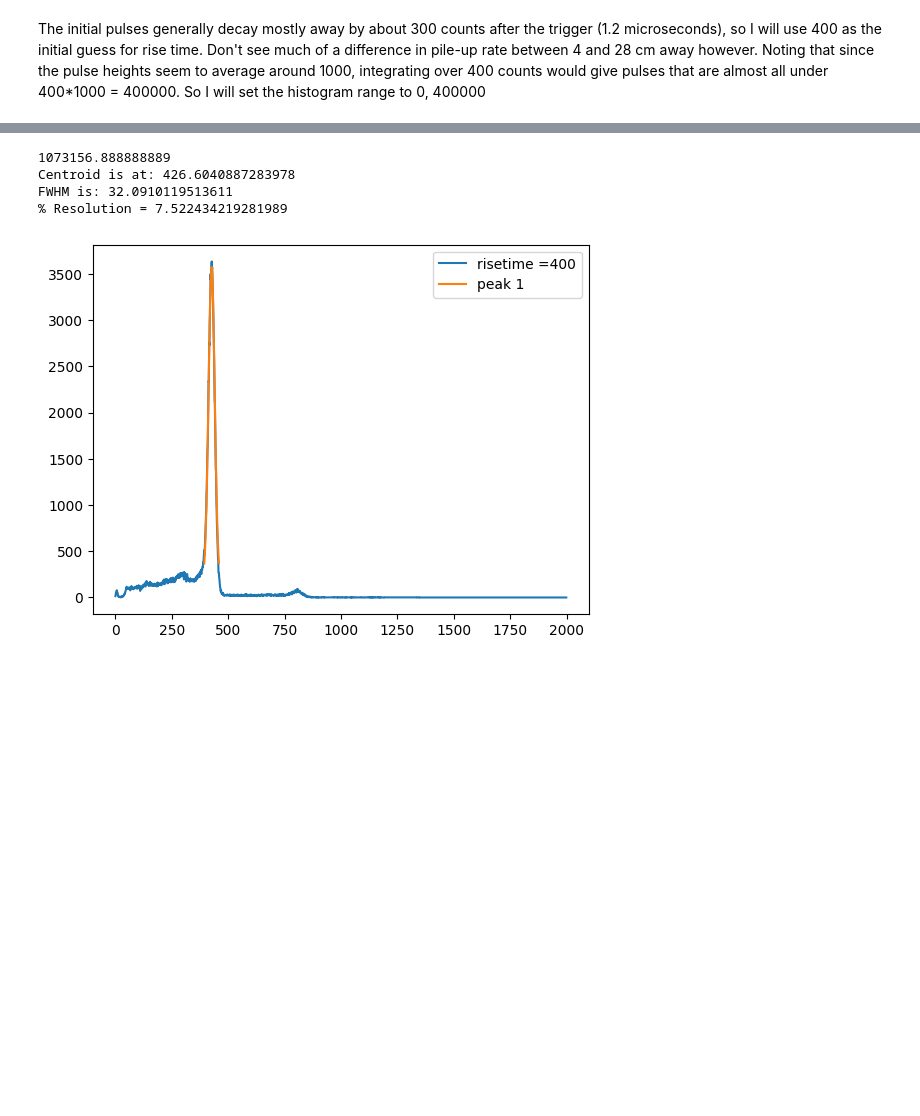
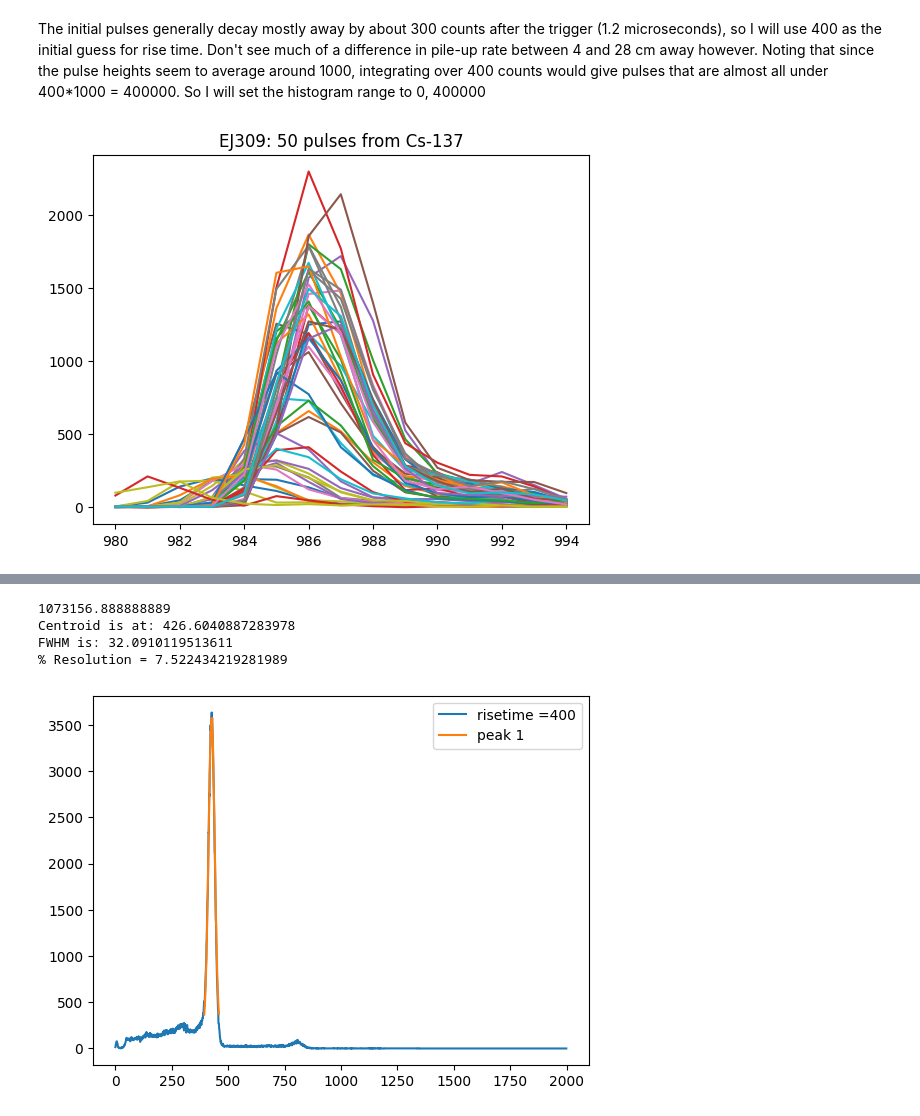
Before and after one commit to UCB-NE-204-2022/Devin_Thatcher_NE204, a Jupyter notebook: Lab2/Jupyter/NE204Lab2.ipynb, the cells around one changed output, grey strips where cells are left out. Saved outputs shown, nothing was run; the diff lists cells and outputs as text; code cells hidden in the pictures; blank space fills up the shorter version.

```diff
--- a/Lab2/Jupyter/NE204Lab2.ipynb
+++ b/Lab2/Jupyter/NE204Lab2.ipynb
@@ -76,2 +76,12 @@ plt.show()
 # %% [markdown]
 The initial pulses generally decay mostly away by about 300 counts after the trigger (1.2 microseconds), so I will use 400 as the initial guess for rise time. Don't see much of a difference in pile-up rate between 4 and 28 cm away however. Noting that since the pulse heights seem to average around 1000, integrating over 400 counts would give pulses that are almost all under 400*1000 = 400000. So I will set the histogram range to 0, 400000
+# %%
+filelocation = r"C:\Users\Operator\Documents\Devin\Code\Data\EJ309_Cs137_60s.h5"
+events = 50
+XRange = (980,995)
+preTrgrDly = 1000
+ViewPulses(filelocation, events, XRange, preTrgrDly)
+plt.title('EJ309: 50 pulses from Cs-137')
+plt.show()
+# %% [output]
+[figure, added]
```
Also changed, not shown: parts of 7 cells of this notebook.
